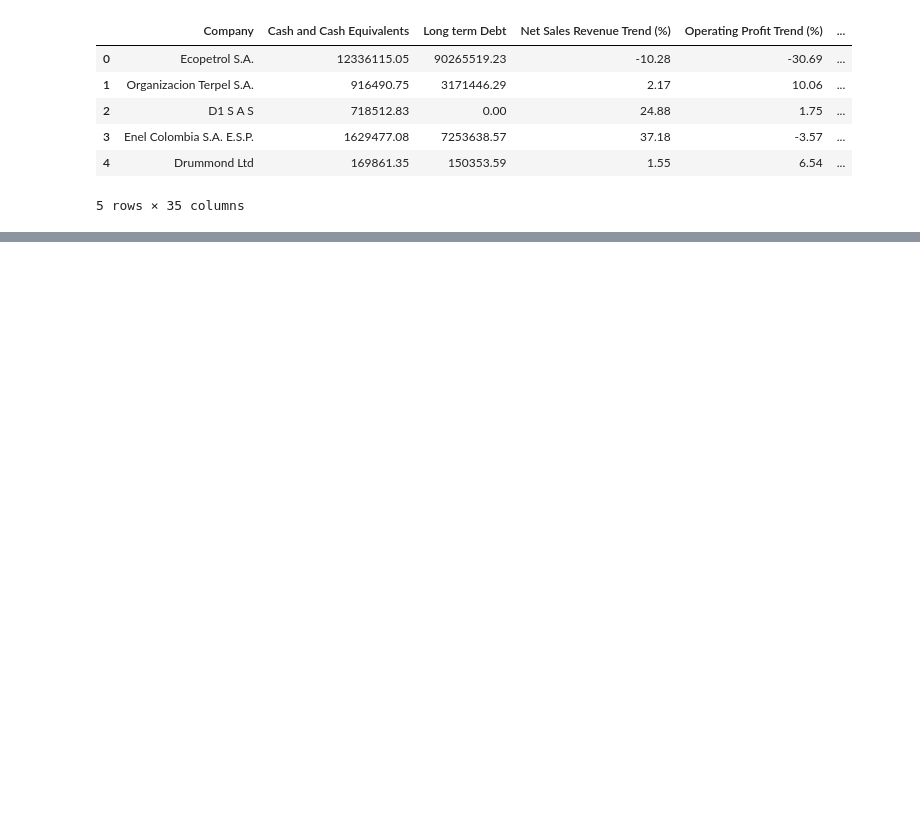
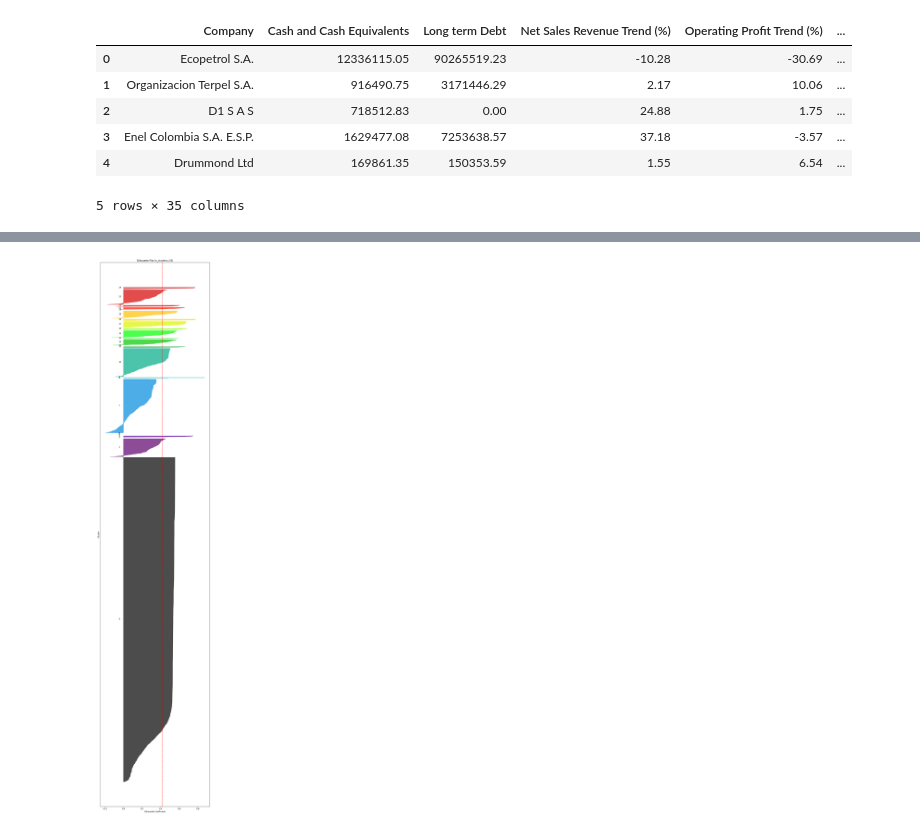
Before and after one commit to juanDango/ProyectoCienciaDatos, a Jupyter notebook: pipeline_data_preparation.ipynb, the cells around one changed output, grey strips where cells are left out. Saved outputs shown, nothing was run; the diff lists cells and outputs as text; code cells hidden in the pictures; blank space fills up the shorter version.

```diff
--- a/pipeline_data_preparation.ipynb
+++ b/pipeline_data_preparation.ipynb
@@ -282,0 +460,51 @@ clean_df.head()
+# %%
+from sklearn.metrics import silhouette_samples
+import matplotlib.cm as cm
+
+def plot_silhouette(data, labels, n_clusters):
+    """
+    Genera un Silhouette Plot para los clusters.
+
+    Parámetros:
+        data: Dataset original (normalizado).
+        labels: Etiquetas de los clusters generados por el modelo.
+        n_clusters: Número de clusters.
+    """
+    # Calcular los Silhouette Scores para cada punto
+    silhouette_values = silhouette_samples(data, labels)
+    avg_score = silhouette_values.mean()
+
+    # Crear el Silhouette Plot
+    plt.figure(figsize=(10, 50))
+    y_lower = 10  # Inicio de las barras en el eje Y
+
+    for i in range(n_clusters):
+        # Filtrar Silhouette Scores para el cluster actual
+        cluster_silhouette_values = silhouette_values[labels == i]
+        cluster_silhouette_values.sort()
+
+        # Definir la posición del cluster en el eje Y
+        y_upper = y_lower + len(cluster_silhouette_values)
+
+        # Color para este cluster
+        color = cm.nipy_spectral(float(i) / n_clusters)
+        plt.fill_betweenx(np.arange(y_lower, y_upper), 0, cluster_silhouette_values,
+                          facecolor=color, edgecolor=color, alpha=0.7)
+
+        # Etiqueta del cluster
+        plt.text(-0.05, y_lower + 0.5 * len(cluster_silhouette_values), str(i))
+
+        y_lower = y_upper + 10  # Espacio entre clusters
+
+    # Dibujar la línea del promedio del Silhouette Score
+    plt.axvline(x=avg_score, color="red", linestyle="--")
+    plt.title(f"Silhouette Plot (n_clusters={n_clusters})")
+    plt.xlabel("Silhouette Coefficient")
+    plt.ylabel("Cluster")
+    plt.yticks([])
+    plt.show()
+
+# Llamar al plot
+plot_silhouette(train_data, results['train']['labels'], n_clusters=25)
+# %% [output]
+[figure, added]
```
Also changed, not shown: parts of 9 cells of this notebook.
